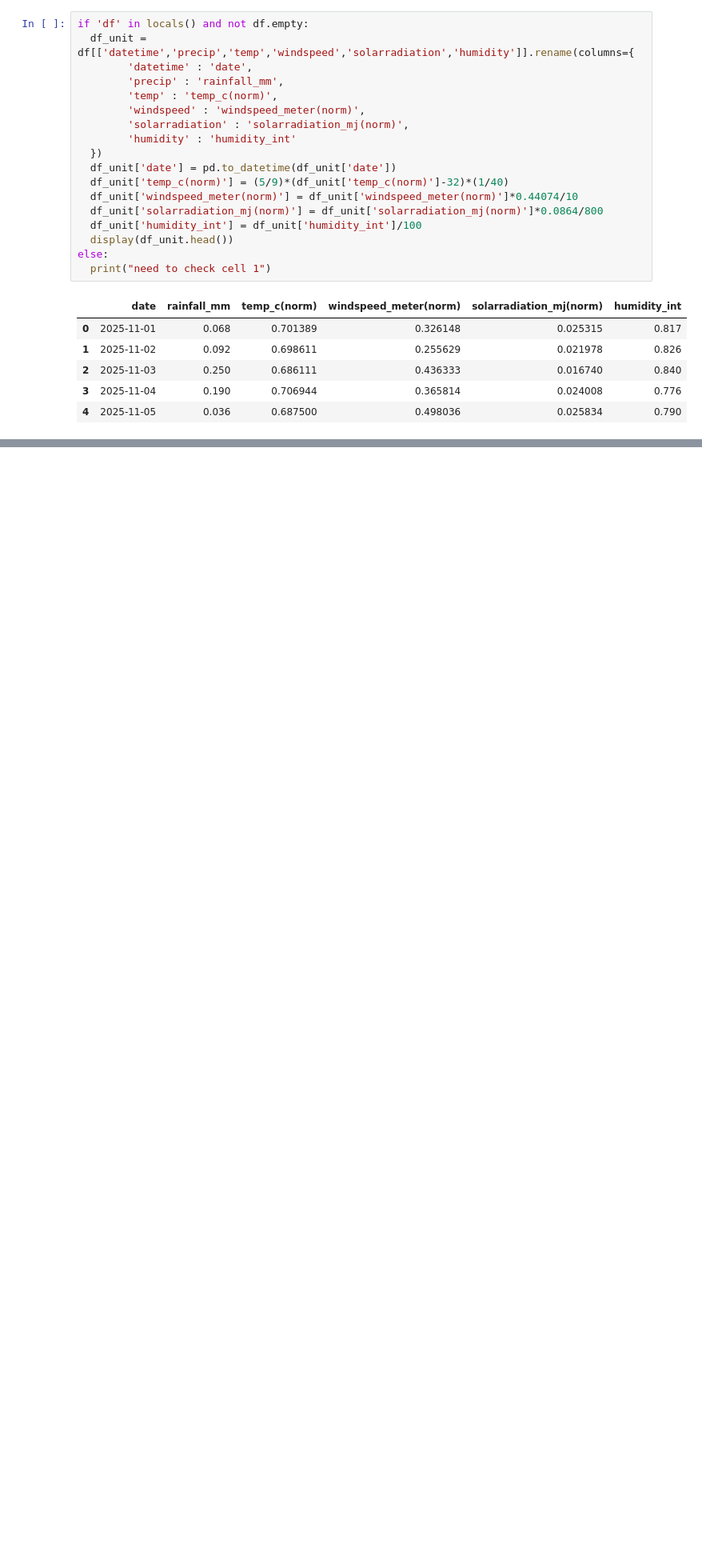
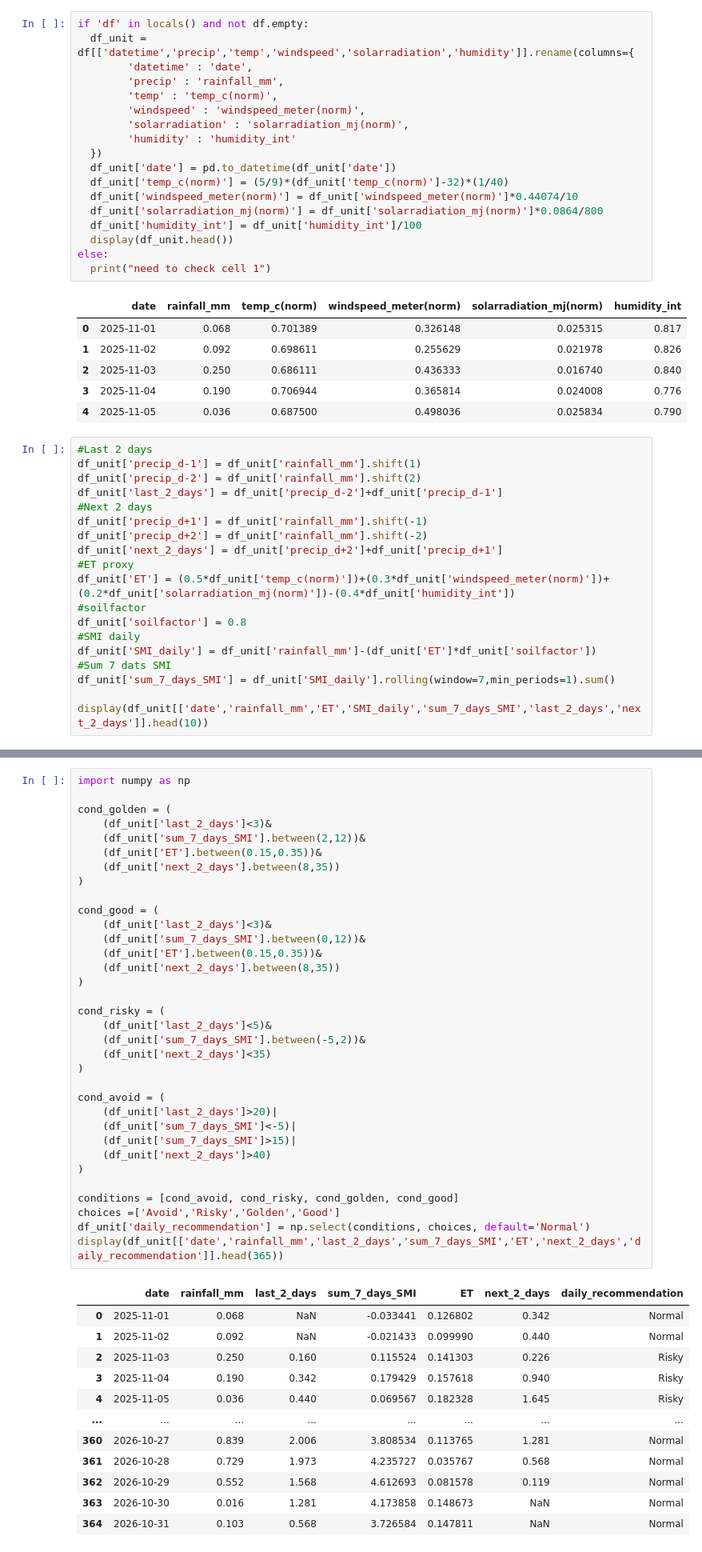
Before and after one commit to Alynn-P/nathamon_portfolio, a Jupyter notebook: weather_data_for_close_loop_project.ipynb, the cells around one changed output, grey strips where cells are left out. Shown at 80% size. Saved outputs shown, nothing was run; the diff lists cells and outputs as text; blank space fills up the shorter version.

Commit message:
update recommendation logic

```diff
--- a/weather_data_for_close_loop_project.ipynb
+++ b/weather_data_for_close_loop_project.ipynb
@@ -56,3 +56,22 @@ else:
 | 2 | 2025-11-03 | 0.250 | 0.686111 | 0.436333 | 0.016740 | 0.840 |
 | 3 | 2025-11-04 | 0.190 | 0.706944 | 0.365814 | 0.024008 | 0.776 |
 | 4 | 2025-11-05 | 0.036 | 0.687500 | 0.498036 | 0.025834 | 0.790 |
+# %%
+#Last 2 days
+df_unit['precip_d-1'] = df_unit['rainfall_mm'].shift(1)
+df_unit['precip_d-2'] = df_unit['rainfall_mm'].shift(2)
+df_unit['last_2_days'] = df_unit['precip_d-2']+df_unit['precip_d-1']
+#Next 2 days
+df_unit['precip_d+1'] = df_unit['rainfall_mm'].shift(-1)
+df_unit['precip_d+2'] = df_unit['rainfall_mm'].shift(-2)
+df_unit['next_2_days'] = df_unit['precip_d+2']+df_unit['precip_d+1']
+#ET proxy
+df_unit['ET'] = (0.5*df_unit['temp_c(norm)'])+(0.3*df_unit['windspeed_meter(norm)'])+(0.2*df_unit['solarradiation_mj(norm)'])-(0.4*df_unit['humidity_int'])
+#soilfactor
+df_unit['soilfactor'] = 0.8
+#SMI daily
+df_unit['SMI_daily'] = df_unit['rainfall_mm']-(df_unit['ET']*df_unit['soilfactor'])
+#Sum 7 dats SMI
+df_unit['sum_7_days_SMI'] = df_unit['SMI_daily'].rolling(window=7,min_periods=1).sum()
+
+display(df_unit[['date','rainfall_mm','ET','SMI_daily','sum_7_days_SMI','last_2_days','next_2_days']].head(10))
@@ -58,0 +90,47 @@ else:
+# %%
+import numpy as np
+
+cond_golden = (
+    (df_unit['last_2_days']<3)&
+    (df_unit['sum_7_days_SMI'].between(2,12))&
+    (df_unit['ET'].between(0.15,0.35))&
+    (df_unit['next_2_days'].between(8,35))
+)
+
+cond_good = (
+    (df_unit['last_2_days']<3)&
+    (df_unit['sum_7_days_SMI'].between(0,12))&
+    (df_unit['ET'].between(0.15,0.35))&
+    (df_unit['next_2_days'].between(8,35))
+)
+
+cond_risky = (
+    (df_unit['last_2_days']<5)&
+    (df_unit['sum_7_days_SMI'].between(-5,2))&
+    (df_unit['next_2_days']<35)
+)
+
+cond_avoid = (
+    (df_unit['last_2_days']>20)|
+    (df_unit['sum_7_days_SMI']<-5)|
+    (df_unit['sum_7_days_SMI']>15)|
+    (df_unit['next_2_days']>40)
+)
+
+conditions = [cond_avoid, cond_risky, cond_golden, cond_good]
+choices =['Avoid','Risky','Golden','Good']
+df_unit['daily_recommendation'] = np.select(conditions, choices, default='Normal')
+display(df_unit[['date','rainfall_mm','last_2_days','sum_7_days_SMI','ET','next_2_days','daily_recommendation']].head(365))
+# %% [output]
+|  | date | rainfall_mm | last_2_days | sum_7_days_SMI | ET | next_2_days | daily_recommendation |
+| 0 | 2025-11-01 | 0.068 | NaN | -0.033441 | 0.126802 | 0.342 | Normal |
+| 1 | 2025-11-02 | 0.092 | NaN | -0.021433 | 0.099990 | 0.440 | Normal |
+| 2 | 2025-11-03 | 0.250 | 0.160 | 0.115524 | 0.141303 | 0.226 | Risky |
+| 3 | 2025-11-04 | 0.190 | 0.342 | 0.179429 | 0.157618 | 0.940 | Risky |
+| 4 | 2025-11-05 | 0.036 | 0.440 | 0.069567 | 0.182328 | 1.645 | Risky |
+| ... | ... | ... | ... | ... | ... | ... | ... |
+| 360 | 2026-10-27 | 0.839 | 2.006 | 3.808534 | 0.113765 | 1.281 | Normal |
+| 361 | 2026-10-28 | 0.729 | 1.973 | 4.235727 | 0.035767 | 0.568 | Normal |
+| 362 | 2026-10-29 | 0.552 | 1.568 | 4.612693 | 0.081578 | 0.119 | Normal |
+| 363 | 2026-10-30 | 0.016 | 1.281 | 4.173858 | 0.148673 | NaN | Normal |
+| 364 | 2026-10-31 | 0.103 | 0.568 | 3.726584 | 0.147811 | NaN | Normal |
```
Also changed, not shown: parts of 6 cells of this notebook.
